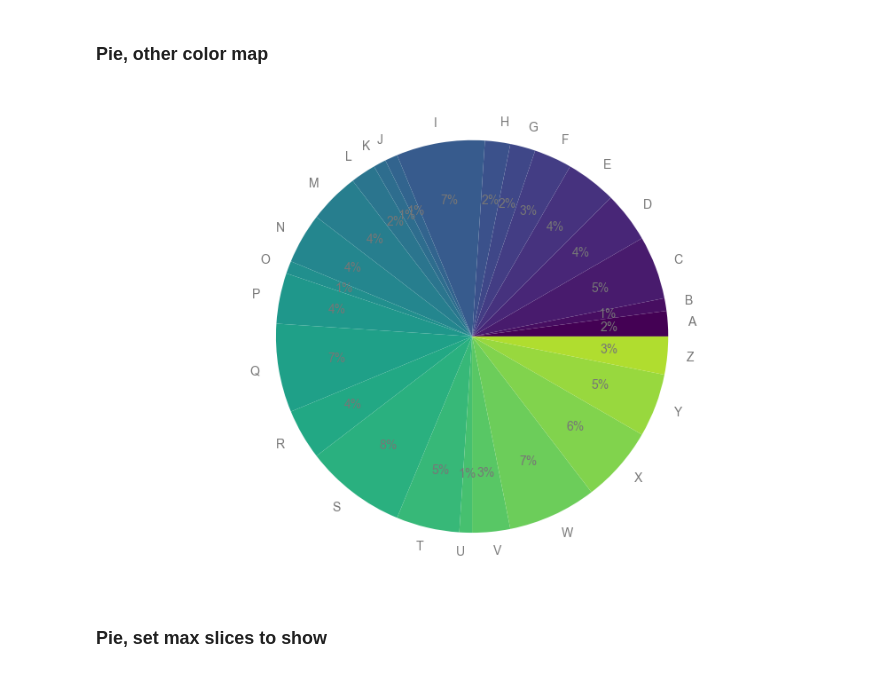
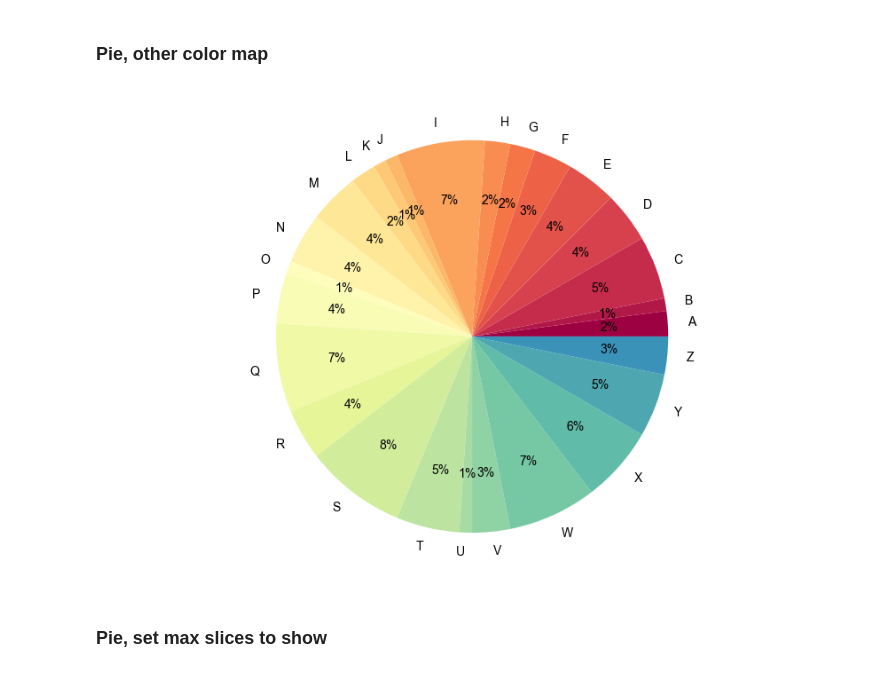
Before and after one commit to jhagelback/customized_chart, a Jupyter notebook: Examples.ipynb, the cells around one changed output. Cells and saved outputs as stored; diff of their text form; code cells hidden in the pictures.

```diff
--- a/Examples.ipynb
+++ b/Examples.ipynb
@@ -70,13 +70,13 @@ pie_chart(sorted_movies, {
 # %%
 pie_chart(letters, opts={
     "show_counts": False,
-    "cmap": "viridis",
+    "cmap": "Spectral",
     "percent_format": "pct-0",
-    "label_color": "#777",
+    "label_color": "#000",
     "label_distance": 0.7,
 })
 # %% [output]
-[figure, old version]
+[figure, new version]
 # %% [markdown]
 ### Pie, set max slices to show
 # %%
```
Also changed, not shown: parts of 2 cells of this notebook, 3 other files.
